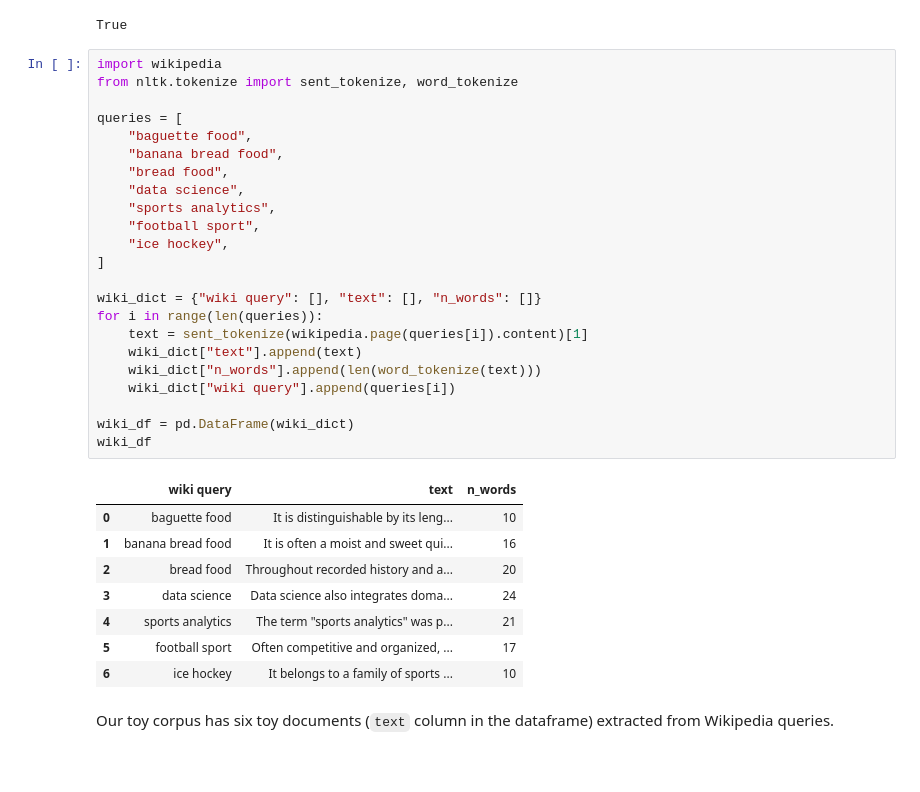
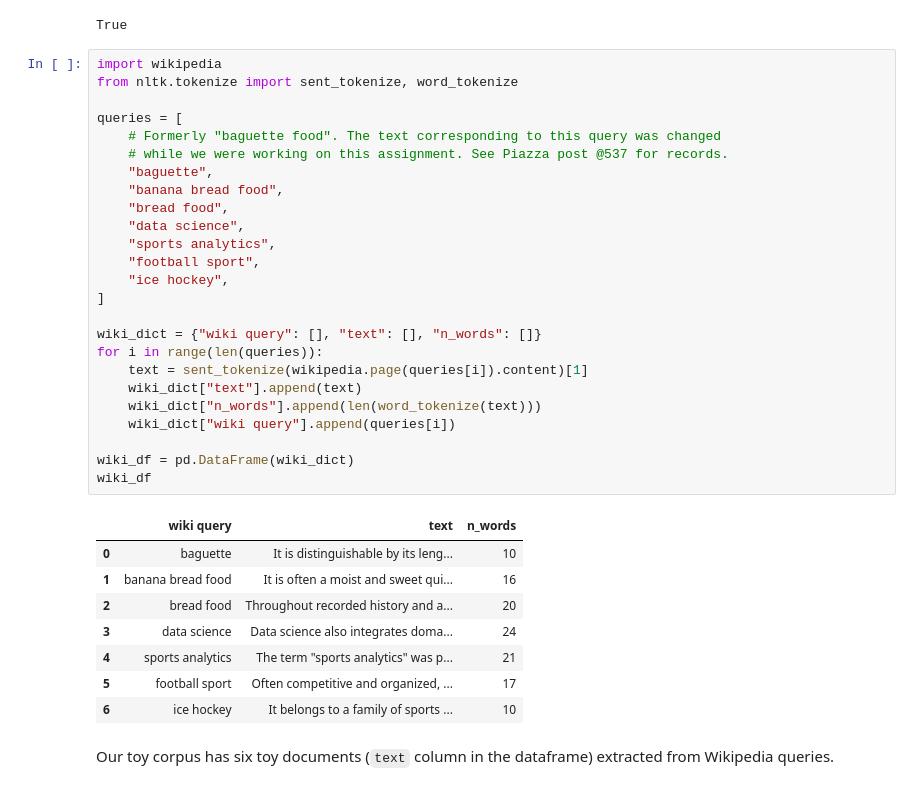
Before and after one commit to arthu-rguo/cpsc-330-hw6, a Jupyter notebook: hw6.ipynb, the cells around one changed output. Drawn from its saved outputs; the diff is of its cells as text.

```diff
--- a/hw6.ipynb
+++ b/hw6.ipynb
@@ -106,29 +106,31 @@ True
 # %%
 import wikipedia
 from nltk.tokenize import sent_tokenize, word_tokenize
 
 queries = [
-    "baguette food",
+    # Formerly "baguette food". The text corresponding to this query was changed
+    # while we were working on this assignment. See Piazza post @537 for records.
+    "baguette",
     "banana bread food",
     "bread food",
     "data science",
     "sports analytics",
     "football sport",
     "ice hockey",
 ]
 
 wiki_dict = {"wiki query": [], "text": [], "n_words": []}
 for i in range(len(queries)):
     text = sent_tokenize(wikipedia.page(queries[i]).content)[1]
     wiki_dict["text"].append(text)
     wiki_dict["n_words"].append(len(word_tokenize(text)))
     wiki_dict["wiki query"].append(queries[i])
 
 wiki_df = pd.DataFrame(wiki_dict)
 wiki_df
 # %% [output]
 |  | wiki query | text | n_words |
-| 0 | baguette food | It is distinguishable by its leng... | 10 |
+| 0 | baguette | It is distinguishable by its leng... | 10 |
 | 1 | banana bread food | It is often a moist and sweet qui... | 16 |
 | 2 | bread food | Throughout recorded history and a... | 20 |
 | 3 | data science | Data science also integrates doma... | 24 |
```
Also changed, not shown: parts of 5 cells of this notebook.
